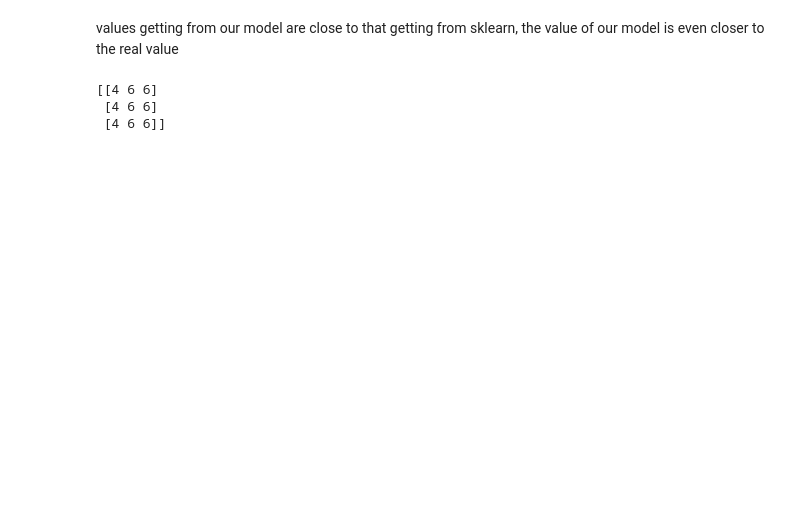
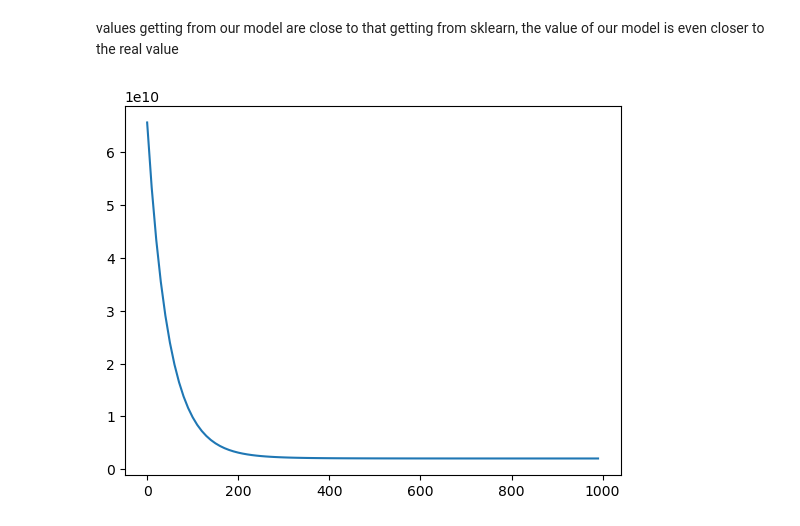
Before and after one commit to Med-akraou/ML-algorithms, a Jupyter notebook: linear_regression.ipynb, the cells around one changed output. Saved outputs shown, nothing was run; the diff lists cells and outputs as text; code cells hidden in the pictures; blank space fills up the shorter version.

```diff
--- a/linear_regression.ipynb
+++ b/linear_regression.ipynb
@@ -116,9 +113,9 @@ def compute_gradient(x, y, w, b):
     db=(1/m)*np.sum(compute_model(x,w,b)-y)
     return dw,db
 # %%
-initial_w = np.zeros((2,1))
+initial_w = np.zeros((1,1))
 initial_b = 0
-dw, db = compute_gradient(X[0:1],y[0:1] , initial_w, initial_b)
+#dw, db = compute_gradient(X[0:1],y[0:1] , initial_w, initial_b)
 # %%
 import copy
 # gradient descente
@@ -152,7 +149,7 @@ def gradient_descent(x, y, w_init, b_init, alpha, num_iters):
         # histry of cost function and w1
         cost =  compute_cost(x, y, w, b)
         j_hist.append(cost)
-        w1_hist.append(w[1])
+        w1_hist.append(w[0])
         # Calculate the gradient and update the parameters
         dw, db = compute_gradient(x, y, w, b )
 
@@ -204,10 +204,8 @@ print(model.predict(X)[0])
 # %% [markdown]
 values getting from our model are close to that getting from sklearn, the value of our model is even closer to the real value
 # %%
-v1=np.array([[2,3,3],[2,3,3]])
-v2=np.array([[1,1],[1,1],[1,1]])
-print(v2.dot(v1))
+# plot progression of cost function in the first 1000 etirations
+plt.plot(w1_hist,j_hist[:100])
+plt.show()
 # %% [output]
-[[4 6 6]
- [4 6 6]
- [4 6 6]]
+[figure, added]
```
Also changed, not shown: parts of 10 cells of this notebook, 2 other files.
